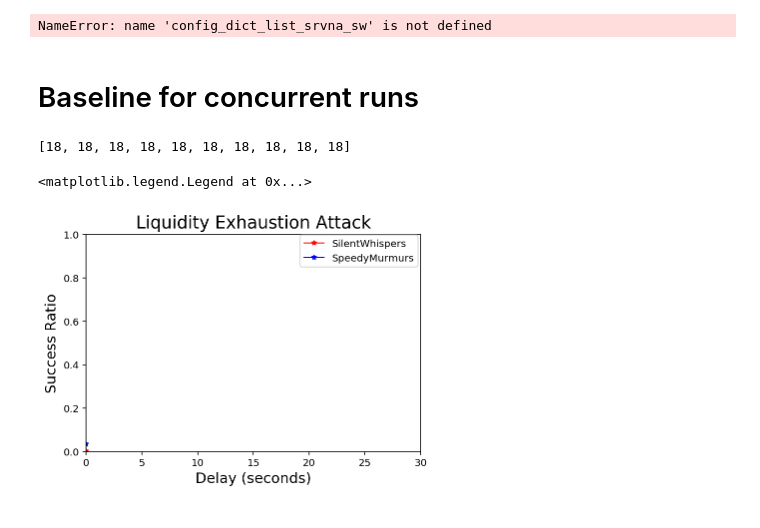
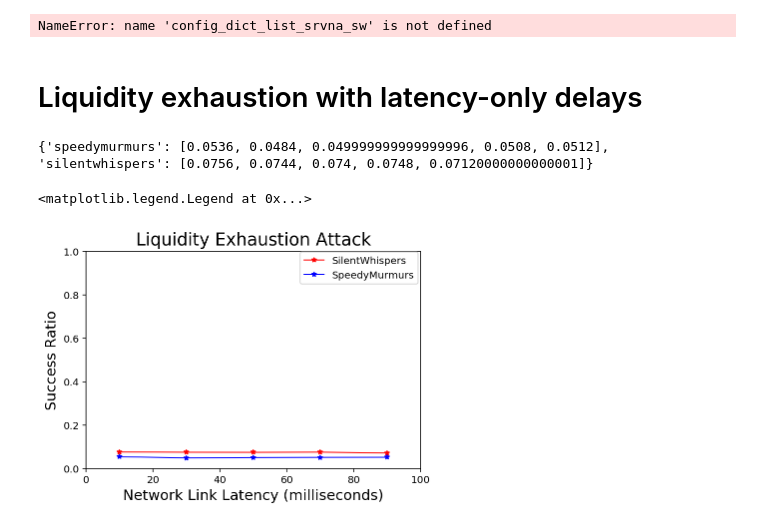
Before and after one commit to iowaguy/pcn-simulator, a Jupyter notebook: speedy-murmurs-simulator/Payment-Channel-Network-Simulations.ipynb, the cells around one changed output. Drawn from its saved outputs; the diff is of its cells as text; code cells hidden in the pictures.

```diff
--- a/speedy-murmurs-simulator/Payment-Channel-Network-Simulations.ipynb
+++ b/speedy-murmurs-simulator/Payment-Channel-Network-Simulations.ipynb
@@ -469,50 +469,73 @@ plt.errorbar(perc, data_m_sm, yerr=ss.t.ppf(0.95, degrees_of_freedom)*data_sd_sm
 plt.legend(loc=(0,0), scatterpoints=10)
 # %% [output]
 NameError: name 'config_dict_list_srvna_sw' is not defined
-# %% [markdown]
-# Baseline for concurrent runs
+# %% [markdown]
+# Liquidity exhaustion with latency-only delays
 # %%
 import dynamic_latency_baseline as dlb
 dlb_configs = dlb.generate_configs()
-i = 0
-print([len(x) for x in dlb_configs])
+#i = 0
+#print([len(x) for x in dlb_configs])
 #for d in dlb_configs:
 #    print(d)
-# %% [output]
-[18, 18, 18, 18, 18, 18, 18, 18, 18, 18]
 # %%
 import matplotlib.pyplot as plt
 %matplotlib inline
 import simulation_utils as su
 import simulation_common as sc
 import scipy.stats as ss
 import numpy as np
 
 
 key = 'CREDIT_NETWORK_SUCCESS'
 buckets = {}
+
+# sort by routing algo
 for c in dlb_configs:
     buckets = su.sort_singles_configs(c, buckets, "routing_algorithm")
 
+# sort again by latency
+for alg in buckets:
+    alg_bucket = su.sort_singles_configs(buckets[alg], {}, "network_latency_ms")
 
-singles = su.parse_dynamic_singles(buckets[sc.speedymurmurs])
-sm_average = su.average_singles(singles, key)
+    buckets[alg] = alg_bucket
 
-singles = su.parse_dynamic_singles(buckets[sc.silentwhispers])
-sw_average = su.average_singles(singles, key)
+# convert dict of dicts to dict of lists
+bucket_list = {}
+for alg in buckets:
+    bucket_list[alg] = []
+    for latency in buckets[alg]:
+        bucket_list[alg].append(buckets[alg][latency])
 
+#print(bucket_list)
+averages = {}
+for alg in bucket_list:
+    for config_list_latency in bucket_list[alg]:
+        singles = su.parse_dynamic_singles(config_list_latency)
+        if alg not in averages:
+            averages[alg] = []
+        averages[alg].append(su.average_singles(singles, key))
+
+#singles = su.parse_dynamic_singles(buckets[sc.speedymurmurs])
+#sm_average = su.average_singles(singles, key)
+
+#singles = su.parse_dynamic_singles(buckets[sc.silentwhispers])
+#sw_average = su.average_singles(singles, key)
+
+print(averages)
 
 plt.figure()
 plt.title('Liquidity Exhaustion Attack', size='xx-large')
 plt.ylabel('Success Ratio', size='x-large')
-plt.xlabel('Delay (seconds)', size='x-large')
-plt.axis([0,30,0.0,1.0])
+plt.xlabel('Network Link Latency (milliseconds)', size='x-large')
+plt.axis([0,100,0.0,1.0])
 
 %config InlineBackend.figure_format ='retina'
 #perc = [i for i in range(0,30001, 5000)]
-plt.plot(range(0, 1), sm_average, 'r*-', markersize=5, linewidth=1, label='SilentWhispers')
-plt.plot(range(0, 1), sw_average, 'b*-', markersize=5, linewidth=1, label='SpeedyMurmurs')
+plt.plot(range(10, 101, 20), averages[sc.silentwhispers], 'r*-', markersize=5, linewidth=1, label='SilentWhispers')
+plt.plot(range(10, 101, 20), averages[sc.speedymurmurs], 'b*-', markersize=5, linewidth=1, label='SpeedyMurmurs')
 plt.legend(loc=(.64, .85), scatterpoints=10)
 # %% [output]
-<matplotlib.legend.Legend at 0x...>
+{'speedymurmurs': [0.0536, 0.0484, 0.049999999999999996, 0.0508, 0.0512], 'silentwhispers': [0.0756, 0.0744, 0.074, 0.0748, 0.07120000000000001]}
+<matplotlib.legend.Legend at 0x...>
-[figure, old version]
+[figure, new version]
```
Also changed, not shown: 3 other files.
